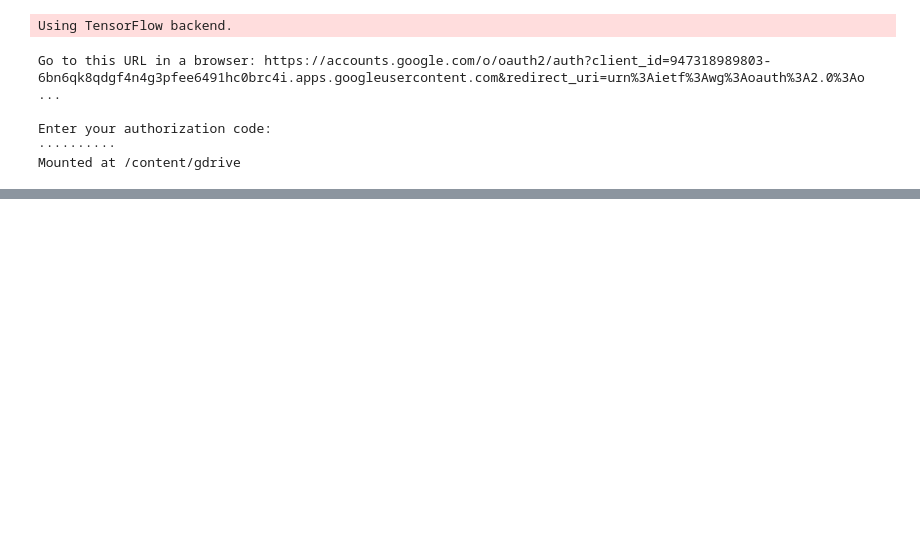
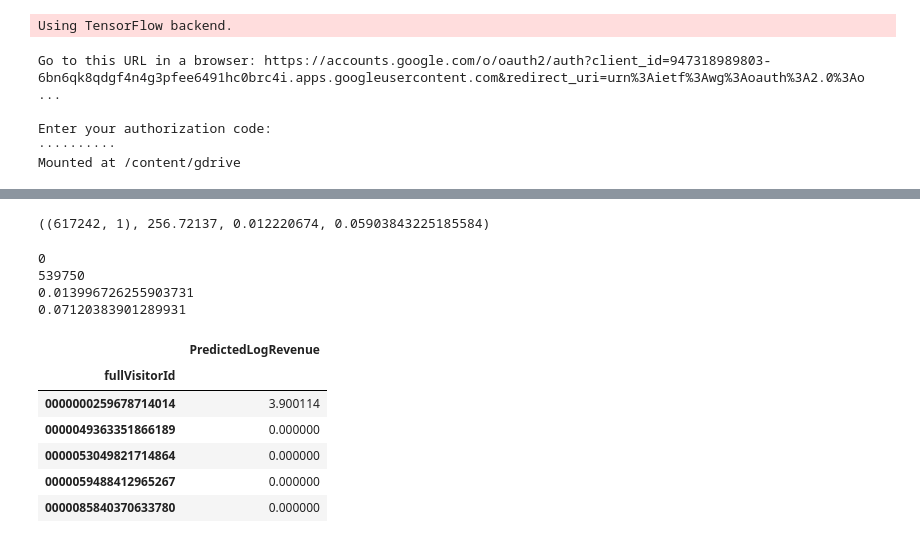
Before and after one commit to kyokicchi/ggl_an_codes, a Jupyter notebook: NNmodel.ipynb, the cells around one changed output, grey strips where cells are left out. Saved outputs shown, nothing was run; the diff lists cells and outputs as text; code cells hidden in the pictures; blank space fills up the shorter version.

```diff
--- a/NNmodel.ipynb
+++ b/NNmodel.ipynb
@@ -103,0 +181,17 @@ Wall time: 107 ms
+# %%
+pred_tgt.shape, pred_tgt.max(), pred_tgt.min(), len(pred_tgt[pred_tgt>=1.5])/len(pred_tgt)
+# %% [output]
+((617242, 1), 256.72137, 0.012220674, 0.05903843225185584)
+# %%
+print(len(df_y[df_y<=0.1]) - len(df_y[df_y==0]))
+
+print(len(pred_tgt[pred_tgt<=0.1]) - len(pred_tgt[pred_tgt==0]))
+
+print(len(df_y[df_y>0]) / len(df_y) )
+
+print(len(pred_tgt[pred_tgt>1]) / len(pred_tgt) )
+# %% [output]
+0
+539750
+0.013996726255903731
+0.07120383901289931
@@ -103,0 +202,10 @@ Wall time: 107 ms
+# %%
+df_out.head()
+# %% [output]
+|  | PredictedLogRevenue |
+| fullVisitorId |  |
+| 0000000259678714014 | 3.900114 |
+| 0000049363351866189 | 0.000000 |
+| 0000053049821714864 | 0.000000 |
+| 0000059488412965267 | 0.000000 |
+| 0000085840370633780 | 0.000000 |
```
Also changed, not shown: parts of 19 cells of this notebook.
